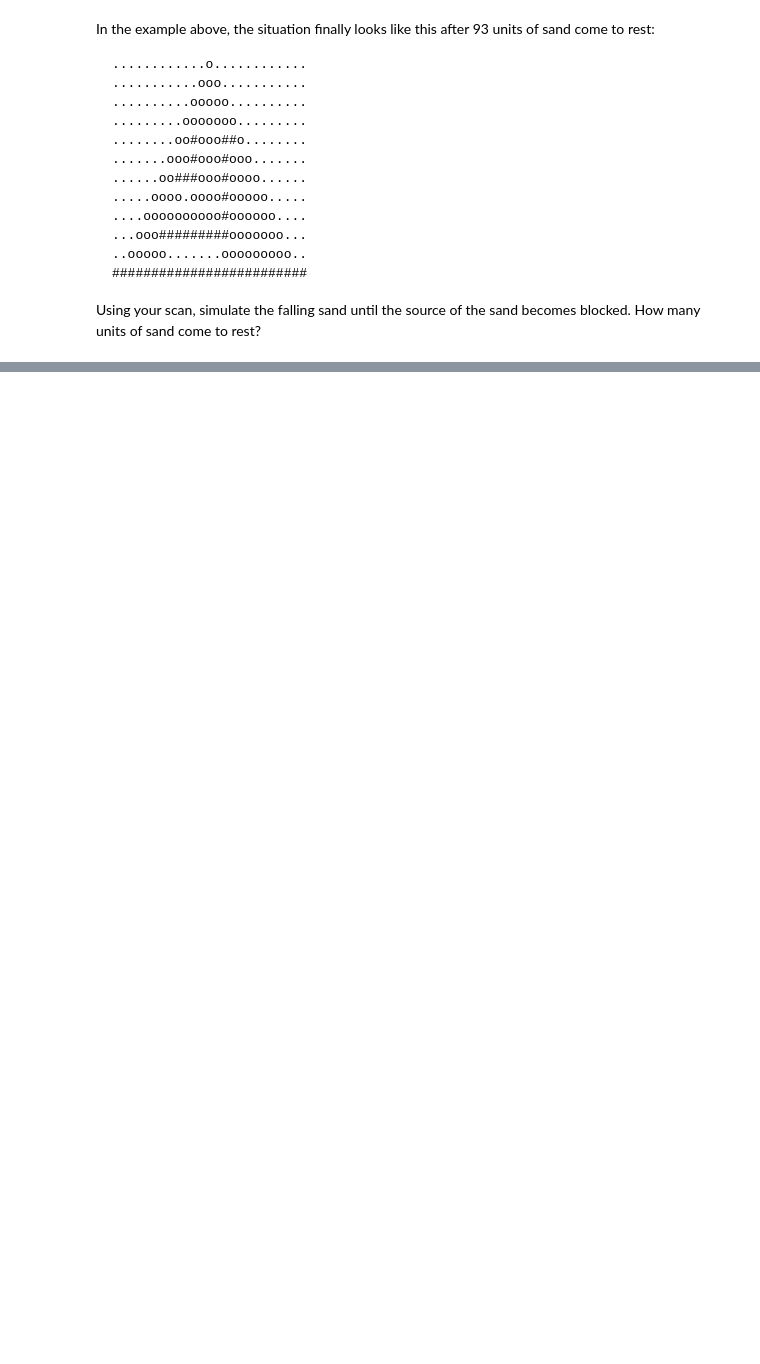
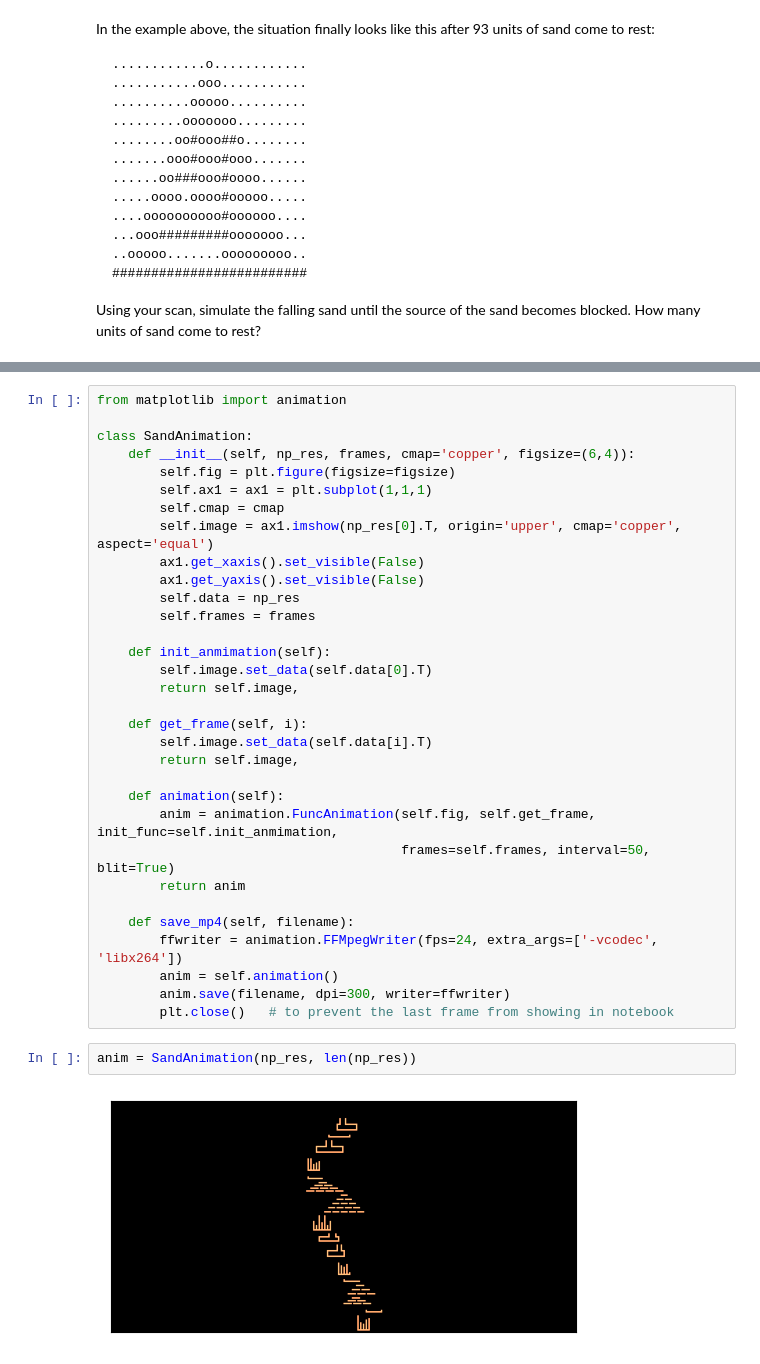
Before and after one commit to znswanderer/Advent-of-code-2022, a Jupyter notebook: day14/day14.ipynb, the cells around one changed output, grey strips where cells are left out. Drawn from its saved outputs; the diff is of its cells as text; blank space fills up the shorter version.

```diff
--- a/day14/day14.ipynb
+++ b/day14/day14.ipynb
@@ -444,0 +482,36 @@ part2(input_maze)
+# %%
+from matplotlib import animation
+
+class SandAnimation:
+    def __init__(self, np_res, frames, cmap='copper', figsize=(6,4)):
+        self.fig = plt.figure(figsize=figsize)
+        self.ax1 = ax1 = plt.subplot(1,1,1)
+        self.cmap = cmap
+        self.image = ax1.imshow(np_res[0].T, origin='upper', cmap='copper', aspect='equal')
+        ax1.get_xaxis().set_visible(False)
+        ax1.get_yaxis().set_visible(False)
+        self.data = np_res
+        self.frames = frames
+
+    def init_anmimation(self):
+        self.image.set_data(self.data[0].T)
+        return self.image,
+
+    def get_frame(self, i):
+        self.image.set_data(self.data[i].T)
+        return self.image,
+
+    def animation(self):
+        anim = animation.FuncAnimation(self.fig, self.get_frame, init_func=self.init_anmimation,
+                                       frames=self.frames, interval=50, blit=True)
+        return anim
+
+    def save_mp4(self, filename):
+        ffwriter = animation.FFMpegWriter(fps=24, extra_args=['-vcodec', 'libx264'])
+        anim = self.animation()
+        anim.save(filename, dpi=300, writer=ffwriter)
+        plt.close()   # to prevent the last frame from showing in notebook
+# %%
+anim = SandAnimation(np_res, len(np_res))
+# %% [output]
+[figure, added]
```
Also changed, not shown: parts of 11 cells of this notebook, 1 other file.
